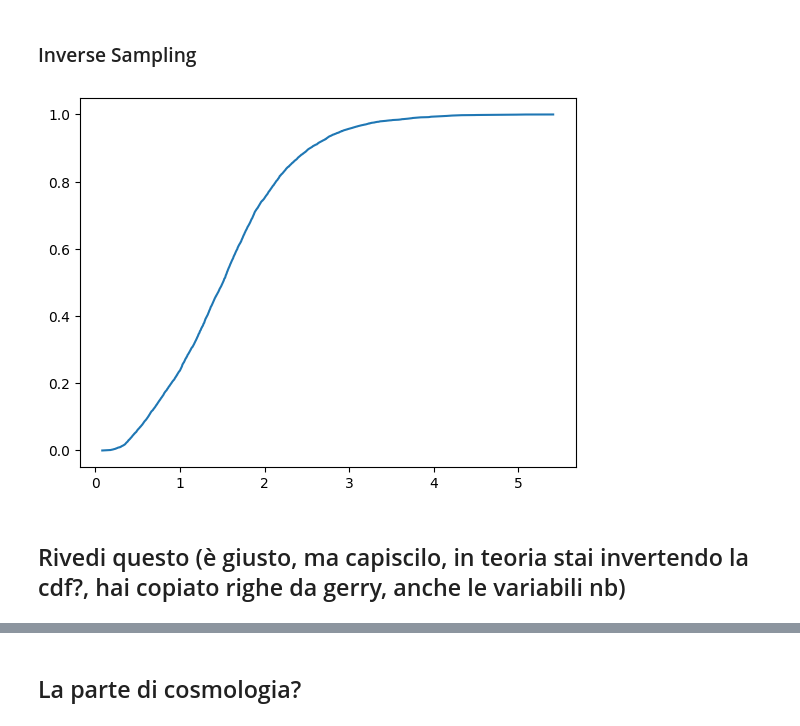
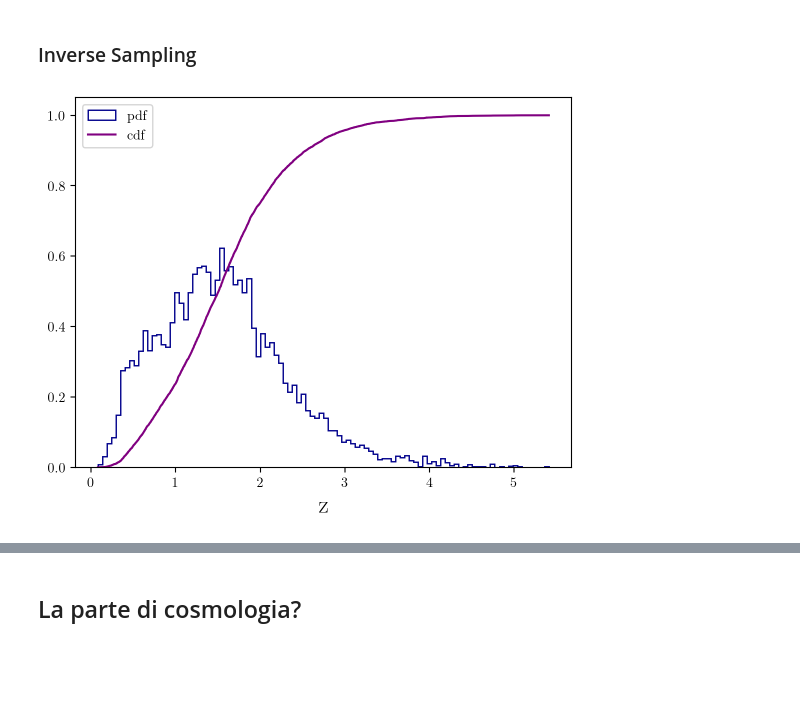
Before and after one commit to ludovicarbone/astrostatistics_bicocca_2024, a Jupyter notebook: working/L04_es.ipynb, the cells around one changed output, grey strips where cells are left out. Saved outputs shown, nothing was run; the diff lists cells and outputs as text; code cells hidden in the pictures; blank space fills up the shorter version.

```diff
--- a/working/L04_es.ipynb
+++ b/working/L04_es.ipynb
@@ -13,6 +13,12 @@ import scipy.stats
 import scipy
 import astropy
 import astroML
+
+plt.rc('text', usetex=True)
+plt.rc('font', family='serif')
+
+%matplotlib inline
+%config InlineBackend.figure_format='retina'
 # %%
 from astroML.datasets import fetch_dr7_quasar
 
@@ -63,13 +71,14 @@ plt.show()
 # %%
 #cdf
 z.sort()
 p_cdf = np.linspace(0, 1, len(z))
-plt.plot(z, p_cdf)
+
+plt.hist(z, bins=100, histtype='step', density=True, color='darkblue', label='pdf')
+plt.plot(z, p_cdf, color='purple', label='cdf')
 
 #oppure simple_cdf = np.cumsum(counts) / np.sum(counts)
-
+plt.xlabel('z', fontsize=18)
+plt.legend(loc='upper left')
 plt.show()
 # %% [output]
-[figure, old version]
+[figure, new version]
-# %% [markdown]
-## Rivedi questo (è giusto, ma capiscilo, in teoria stai invertendo la cdf?, hai copiato righe da gerry, anche le variabili nb)
```
Also changed, not shown: parts of 5 cells of this notebook, 1 other file.
